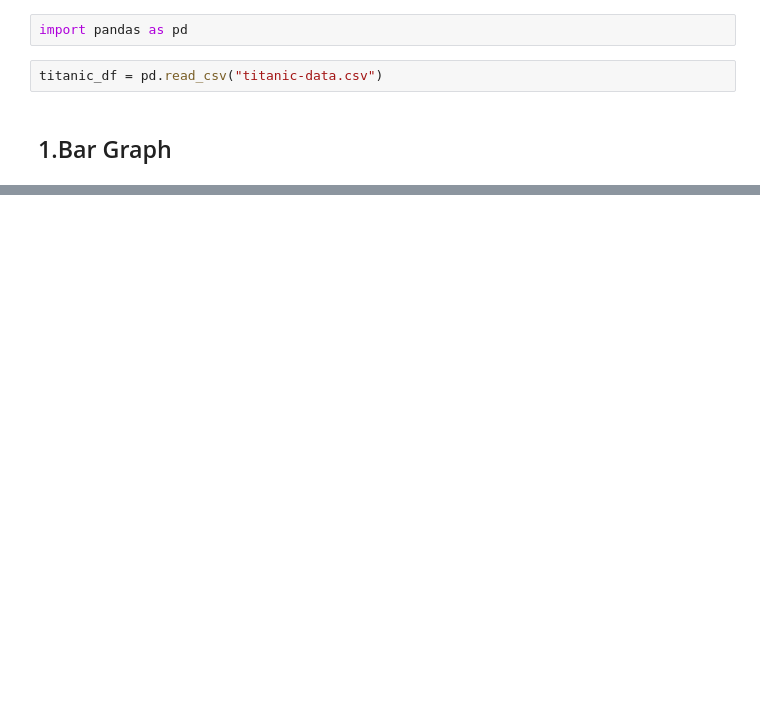
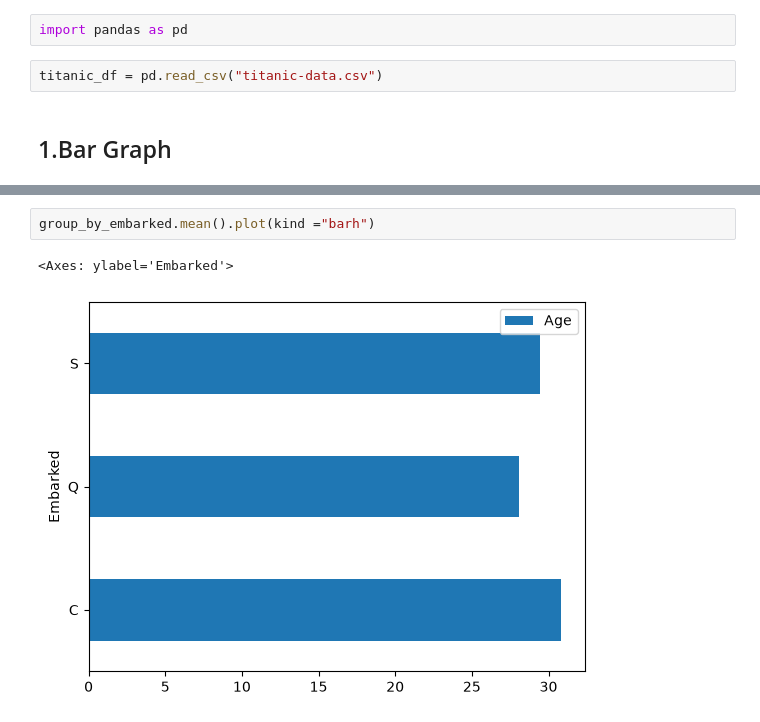
Before and after one commit to aayam09/dsml2, a Jupyter notebook: pandas/Graphical-represenatation.ipynb, the cells around one changed output, grey strips where cells are left out. Saved outputs shown, nothing was run; the diff lists cells and outputs as text; blank space fills up the shorter version.

```diff
--- a/pandas/Graphical-represenatation.ipynb
+++ b/pandas/Graphical-represenatation.ipynb
@@ -11,0 +48,5 @@ titanic_df['Survived'].value_counts().plot(kind="bar")
+# %%
+group_by_embarked.mean().plot(kind ="barh")
+# %% [output]
+<Axes: ylabel='Embarked'>
+[figure, added]
```
Also changed, not shown: parts of 11 cells of this notebook.
